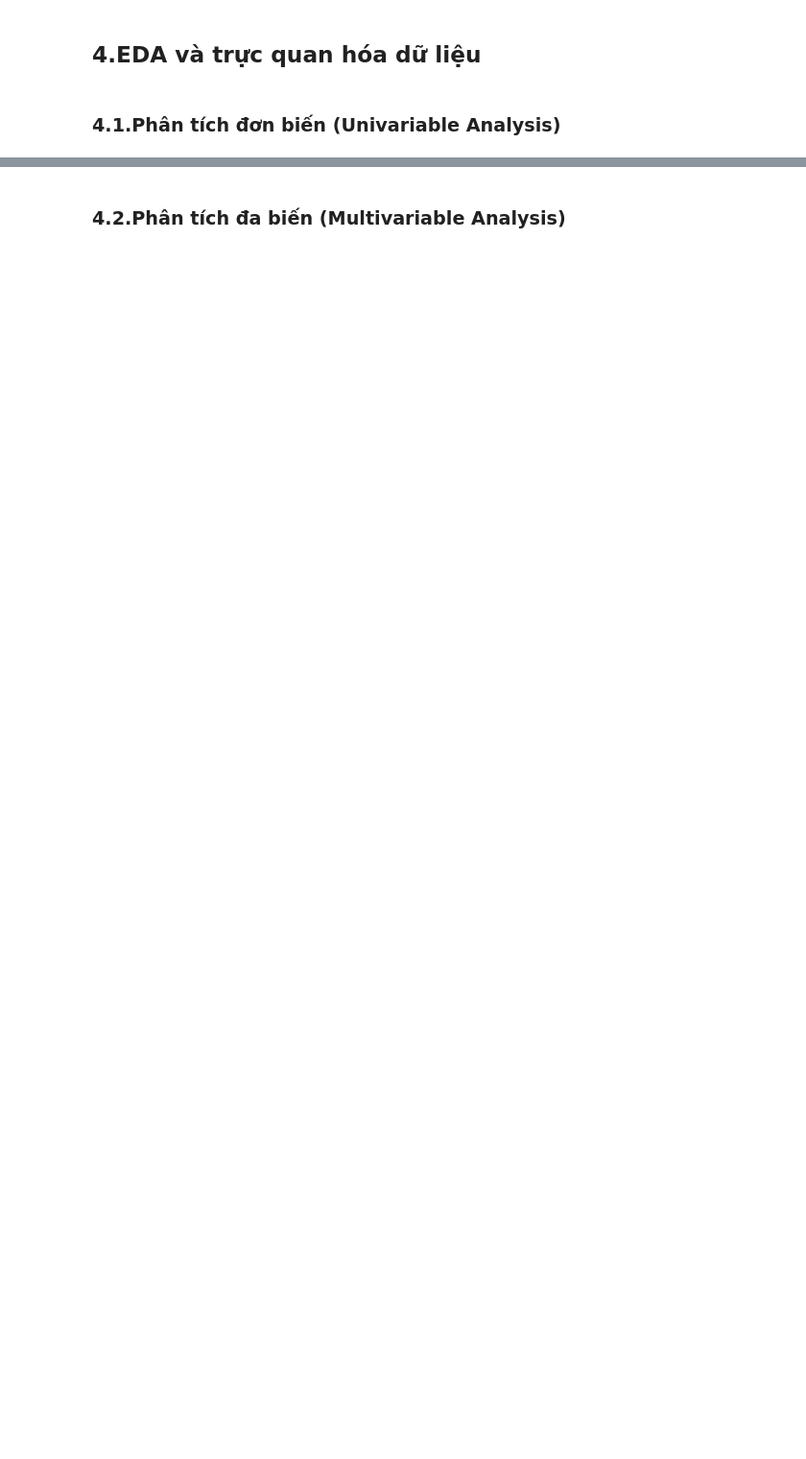
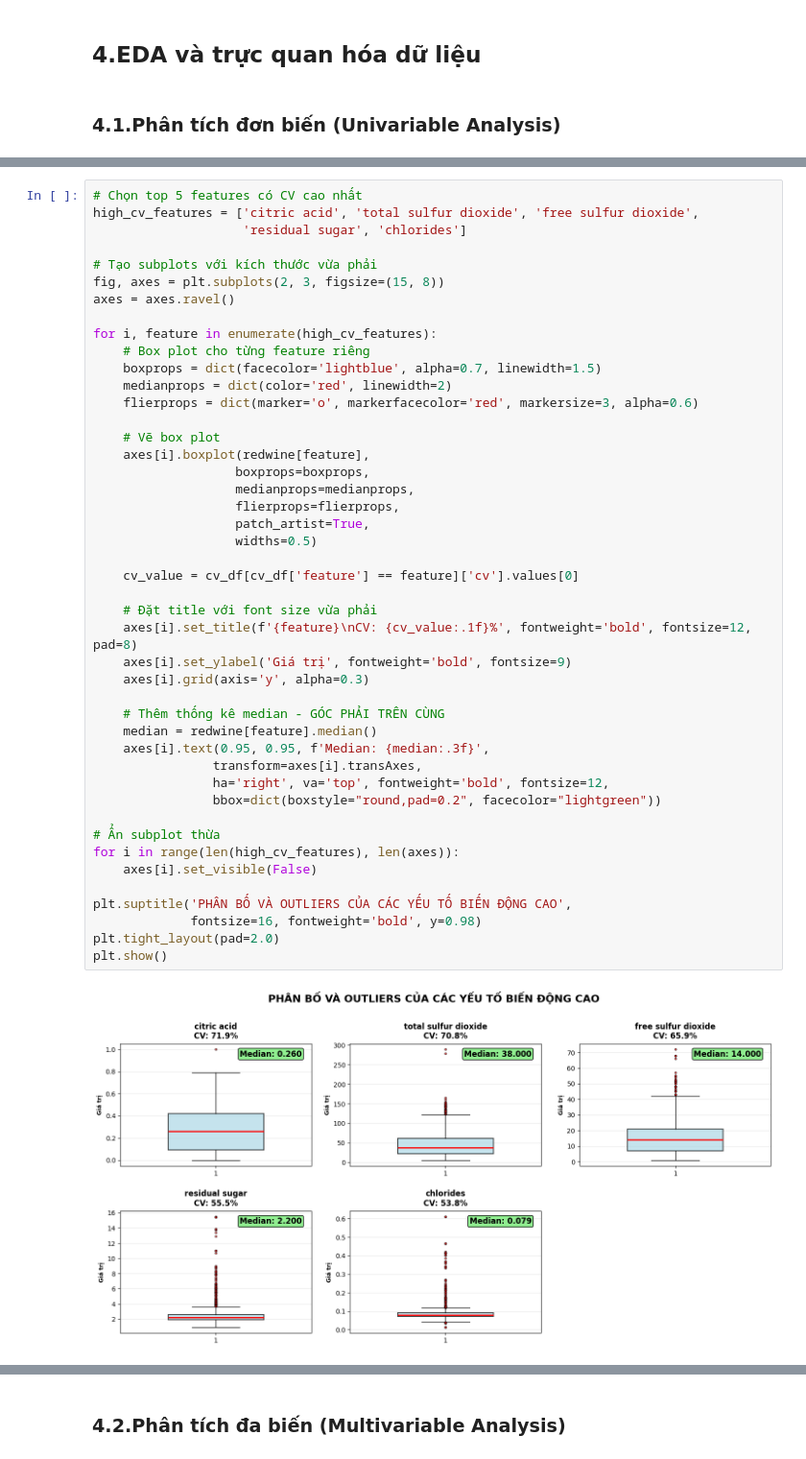
Before and after one commit to hoanqphann/DataAnalyst, a Jupyter notebook: EDA_Ruou_Do.ipynb, the cells around one changed output, grey strips where cells are left out. Shown at 96% size. Drawn from its saved outputs; the diff is of its cells as text; blank space fills up the shorter version.

```diff
--- a/EDA_Ruou_Do.ipynb
+++ b/EDA_Ruou_Do.ipynb
@@ -195,0 +308,47 @@ Số dữ liệu bị trùng lập: 0
+# %%
+# Chọn top 5 features có CV cao nhất
+high_cv_features = ['citric acid', 'total sulfur dioxide', 'free sulfur dioxide',
+                    'residual sugar', 'chlorides']
+
+# Tạo subplots với kích thước vừa phải
+fig, axes = plt.subplots(2, 3, figsize=(15, 8))
+axes = axes.ravel()
+
+for i, feature in enumerate(high_cv_features):
+    # Box plot cho từng feature riêng
+    boxprops = dict(facecolor='lightblue', alpha=0.7, linewidth=1.5)
+    medianprops = dict(color='red', linewidth=2)
+    flierprops = dict(marker='o', markerfacecolor='red', markersize=3, alpha=0.6)
+
+    # Vẽ box plot
+    axes[i].boxplot(redwine[feature],
+                   boxprops=boxprops,
+                   medianprops=medianprops,
+                   flierprops=flierprops,
+                   patch_artist=True,
+                   widths=0.5)
+
+    cv_value = cv_df[cv_df['feature'] == feature]['cv'].values[0]
+
+    # Đặt title với font size vừa phải
+    axes[i].set_title(f'{feature}\nCV: {cv_value:.1f}%', fontweight='bold', fontsize=12, pad=8)
+    axes[i].set_ylabel('Giá trị', fontweight='bold', fontsize=9)
+    axes[i].grid(axis='y', alpha=0.3)
+
+    # Thêm thống kê median - GÓC PHẢI TRÊN CÙNG
+    median = redwine[feature].median()
+    axes[i].text(0.95, 0.95, f'Median: {median:.3f}',
+                transform=axes[i].transAxes,
+                ha='right', va='top', fontweight='bold', fontsize=12,
+                bbox=dict(boxstyle="round,pad=0.2", facecolor="lightgreen"))
+
+# Ẩn subplot thừa
+for i in range(len(high_cv_features), len(axes)):
+    axes[i].set_visible(False)
+
+plt.suptitle('PHÂN BỐ VÀ OUTLIERS CỦA CÁC YẾU TỐ BIẾN ĐỘNG CAO',
+             fontsize=16, fontweight='bold', y=0.98)
+plt.tight_layout(pad=2.0)
+plt.show()
+# %% [output]
+[figure, added]
```
Also changed, not shown: parts of 31 cells of this notebook.
